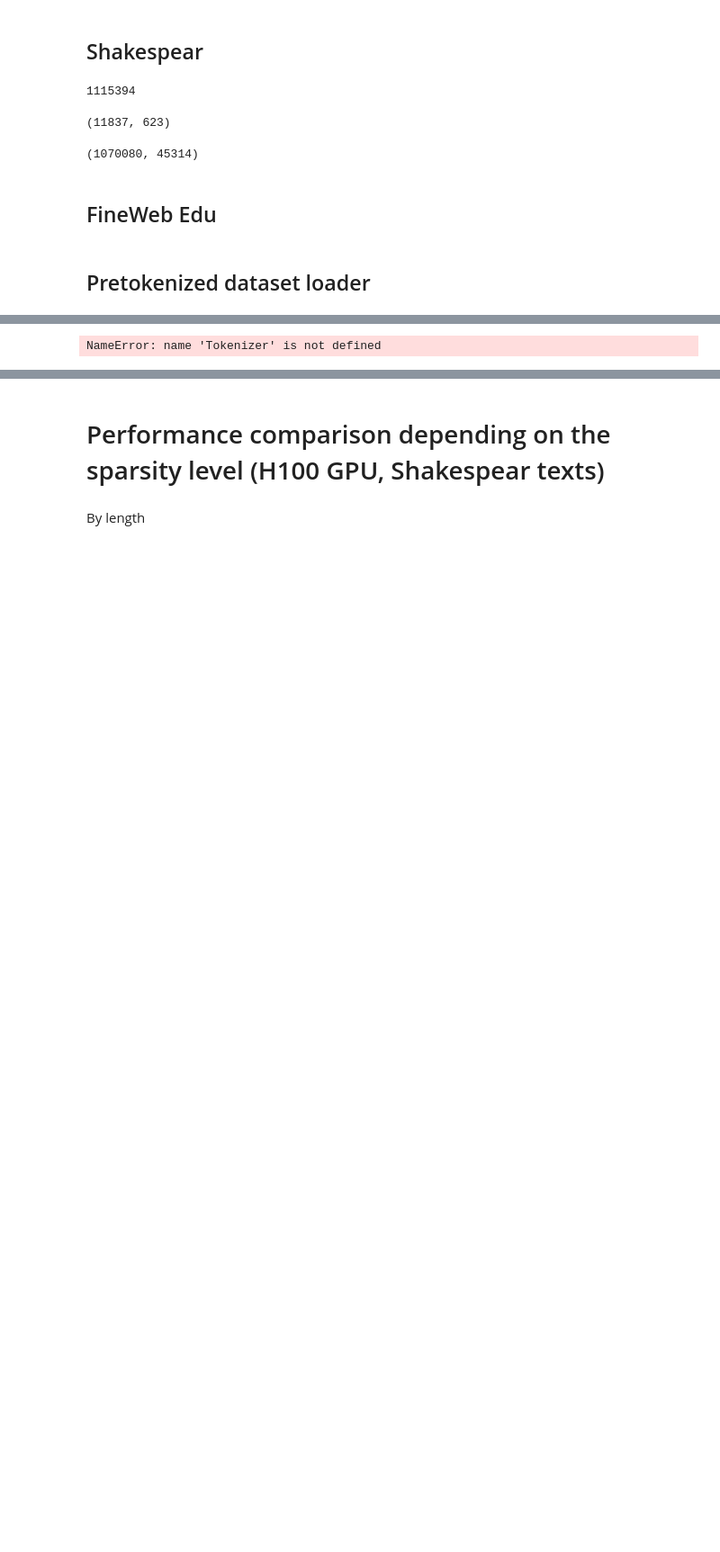
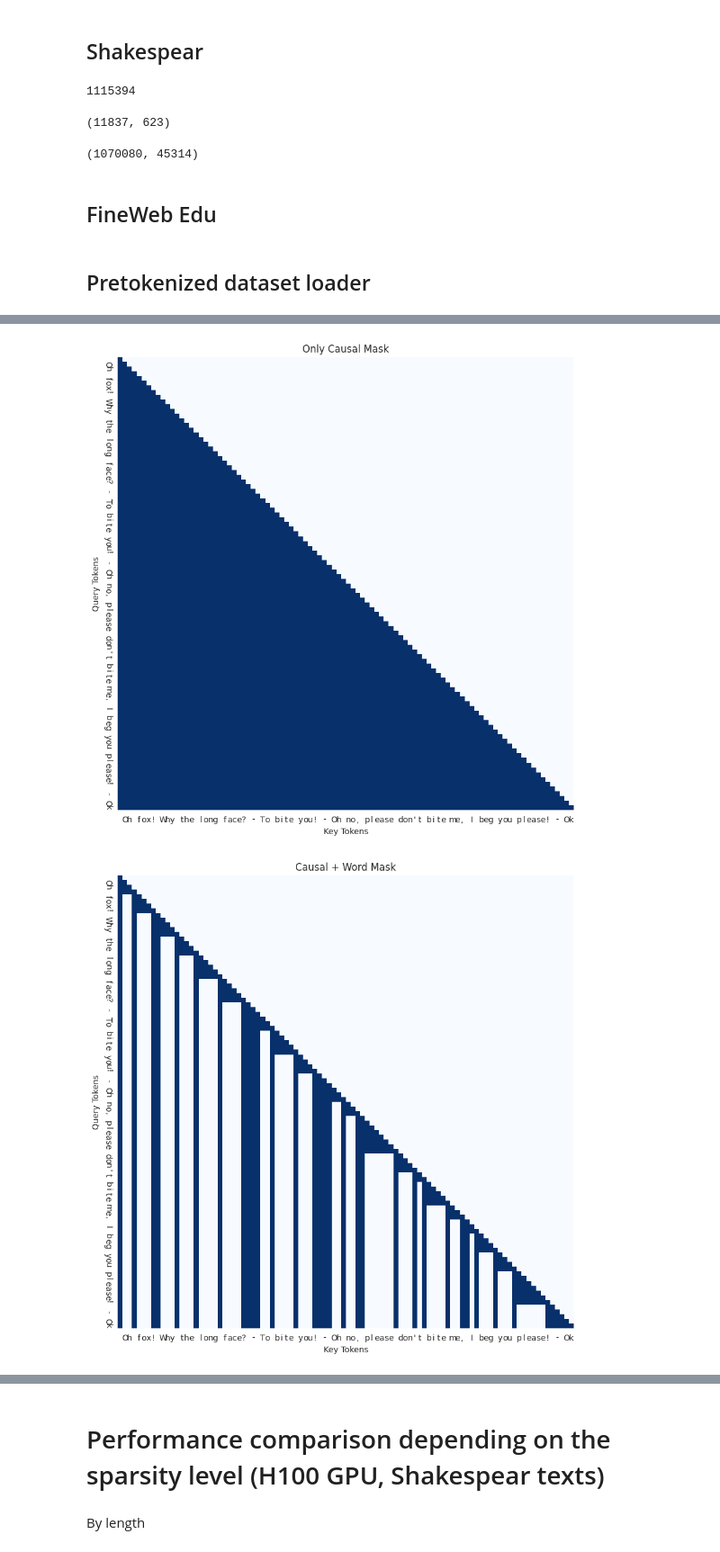
Before and after one commit to ViktorooReps/mem-llm, a Jupyter notebook: miniproject2_language_model.ipynb, the cells around one changed output, grey strips where cells are left out. Shown at 90% size. Cells and saved outputs as stored; diff of their text form; code cells hidden in the pictures; blank space fills up the shorter version.

```diff
--- a/miniproject2_language_model.ipynb
+++ b/miniproject2_language_model.ipynb
@@ -279,7 +316,7 @@ class Tokenizer(Configurable):
 
         self.is_special = torch.tensor([
             IS_SPECIAL_REGEX.match(f'{chr(o)}') is not None
-            for o in ords
+            for o in range(vocab_size)
         ], dtype=torch.bool, device=device)
 
         self.tokenizer_sent = None
@@ -291,6 +328,7 @@ class Tokenizer(Configurable):
         self.bot_token = 2
         self.eot_token = 3
         self.sep_token = ord(' ')
+        self.pad_token = 127
 
         for segment_type in self.segment.split('+'):
             if segment_type == 'sentence':
@@ -675,6 +746,10 @@ segment_mask_word = ~tokenizer_simple.encode(text)['specials_mask'].unsqueeze(0)
 segment_mask_sentence = tokenizer_sentence.encode(text)['segment_mask'].unsqueeze(0)
 seq_length = len(tokens[0])
 
+
+causal_block_mask = CausalBlockMask()
+
+
 # 1) Only causal mask
 block_mask_causal = torch.zeros((seq_length, seq_length), dtype=torch.bool)
 for q in range(seq_length):
@@ -683,36 +758,37 @@ for q in range(seq_length):
 visualize_mask(block_mask_causal, text, title="Only Causal Mask")
 
 # 2) Causal + Word Mask
-interval_mask_word = get_interval_block_mask(segment_mask_word)
+interval_mask_word = IntervalBlockMask(segment_mask_word, device='cpu')
 block_mask_word = torch.zeros((seq_length, seq_length), dtype=torch.bool)
 for q in range(seq_length):
     for kv in range(seq_length):
         causal = causal_block_mask(0, 0, q, kv)
         interval = interval_mask_word(0, 0, q, kv)
         block_mask_word[q, kv] = causal & interval
 visualize_mask(block_mask_word, text, title="Causal + Word Mask")
 
 # 2) Causal + Word Mask + Segment
-interval_mask_segment = get_interval_block_mask(segment_mask_sentence)
+interval_mask_segment = IntervalBlockMask(segment_mask_sentence, device='cpu')
 block_mask_word = torch.zeros((seq_length, seq_length), dtype=torch.bool)
 for q in range(seq_length):
     for kv in range(seq_length):
         causal = causal_block_mask(0, 0, q, kv)
         interval = interval_mask_word(0, 0, q, kv)
         segment = interval_mask_segment(0, 0, q, kv)
         block_mask_word[q, kv] = causal & interval & segment
 visualize_mask(block_mask_word, text, title="Causal + Word Mask + Segment")
 
 # 2) Causal + Word Mask + Segment with max distance cutoff
-interval_mask_word = get_interval_block_mask(segment_mask_word, max_distance=5)
-interval_mask_segment = get_interval_block_mask(segment_mask_sentence, max_distance=10)
+interval_mask_word = IntervalBlockMask(segment_mask_word, device='cpu', max_distance=5)
+interval_mask_segment = IntervalBlockMask(segment_mask_sentence, device='cpu', max_distance=10)
 block_mask_word = torch.zeros((seq_length, seq_length), dtype=torch.bool)
 for q in range(seq_length):
     for kv in range(seq_length):
         causal = causal_block_mask(0, 0, q, kv)
         interval = interval_mask_word(0, 0, q, kv)
         segment = interval_mask_segment(0, 0, q, kv)
         block_mask_word[q, kv] = causal & interval & segment
 visualize_mask(block_mask_word, text, title="Causal + Word Mask (md 5) + Segment (md 10) with max distance cutoff (md)")
 # %% [output]
-NameError: name 'Tokenizer' is not defined
+[figure, added]
+[figure, added]
```
Also changed, not shown: parts of 20 cells of this notebook, 1 other file.
